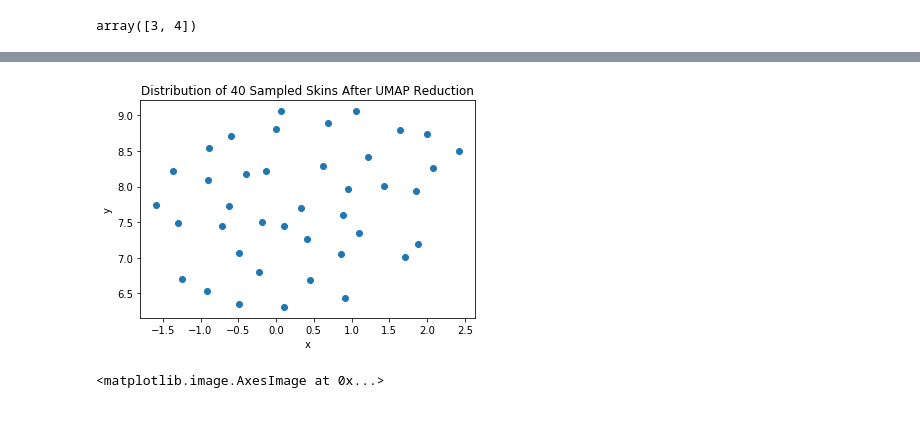
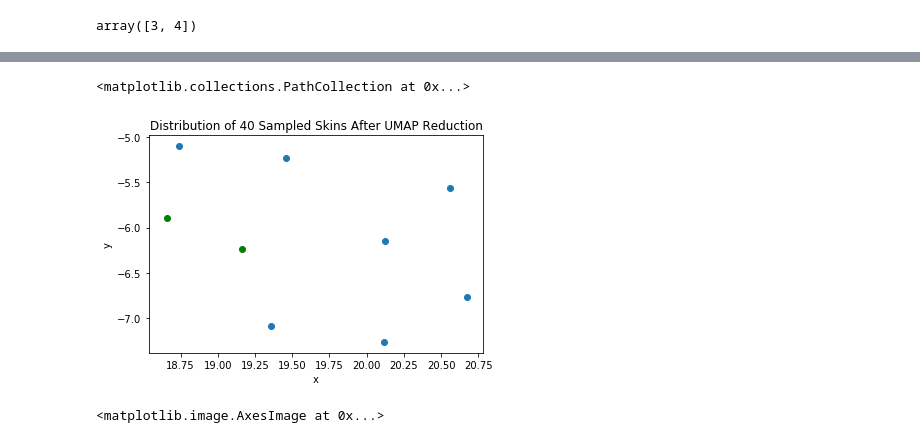
Before and after one commit to KoreanJ/MineSkins, a Jupyter notebook: notebooks/EDA.ipynb, the cells around one changed output, grey strips where cells are left out. Cells and saved outputs as stored; diff of their text form; code cells hidden in the pictures.

```diff
--- a/notebooks/EDA.ipynb
+++ b/notebooks/EDA.ipynb
@@ -135,4 +168,5 @@ for i in range(len(tags)-1):
 # %%
-df_tags = pd.DataFrame(filtered_tags, columns={'Tag'})
-df_tags.sort_values(by='Tag').reset_index(drop=True)
+tags_df = pd.DataFrame(tag_counts_full)
+tags_df = tags_df.sort_values(by='cnt', ascending=False).reset_index(drop=True)
+tags_df.head()
 # %% [output]
@@ -151,0 +179,2 @@ df_tags.sort_values(by='Tag').reset_index(drop=True)
+# %%
+plt.style.use('ggplot')
@@ -151,0 +192,23 @@ df_tags.sort_values(by='Tag').reset_index(drop=True)
+# %%
+single_tags = {
+    'img_num': [],
+    'popular_tag': []
+}
+for fname, tags in tags_dict.items():
+    if len(tags) == 0:
+        single_tags['img_num'].append(fname)
+        single_tags['popular_tag'].append('no_tags')
+        continue
+
+    # find most popular tag and use that
+    max_tag = tags[0]
+    max_val = tags_df[tags_df['tag'] == max_tag]['cnt'].values[0]
+    for t in tags:
+        val = tags_df[tags_df['tag'] == t]['cnt'].values[0]
+        if val > max_val:
+            max_tag = t
+            max_val = val
+
+    # update using the best tag
+    single_tags['img_num'].append(fname)
+    single_tags['popular_tag'].append(max_tag)
@@ -209,18 +417,18 @@ np.array([1,2]) + np.array([2])
 array([3, 4])
 # %%
 # build a few feature vectors
-N = 40
+N = 5
 data = np.array([])
-for i in filtered_imgs[:N]:
-    image = load_img('../data/'+i+'.png', target_size=(224,224))
+for i in range(9):
+    image = load_img('../data/'+str(i)+'.png', target_size=(224,224))
     image = img_to_array(image).reshape((1, 3, 224, 224))
     image = preprocess_input(image)
     vgg16_feature_vector = np.array(model.predict(image)).flatten().reshape(1, -1)
     data = np.append(data, vgg16_feature_vector)
-data = data.reshape(N, -1)
+data = data.reshape(9, -1)
 
 # reduce dimensions
-reducer = umap.UMAP(random_state=42)
+reducer = umap.UMAP()
 reducer.fit(data)
 embedding = reducer.transform(data)
 # Verify that the result of calling transform is
@@ -232,12 +453,15 @@ NameError: name 'model' is not defined
 # %%
 # plot
-plt.scatter([x[0] for x in embedding], [x[1] for x in embedding])
+plt.scatter([x[0] for x in embedding[:-2]], [x[1] for x in embedding[:-2]])
 plt.title('Distribution of 40 Sampled Skins After UMAP Reduction')
 plt.xlabel('x')
 plt.ylabel('y')
+plt.scatter(embedding[-1][0], embedding[-1][1], c='green')
 plt.savefig('reduced-data.png')
+plt.scatter(embedding[-2][0], embedding[-2][1], c='green')
 # %% [output]
+<matplotlib.collections.PathCollection at 0x...>
-[figure, old version]
+[figure, new version]
 # %%
 image = load_img('../data/1.png', target_size=(224,224))
 plt.imshow(image)
```
Also changed, not shown: parts of 39 cells of this notebook, 5 other files.
